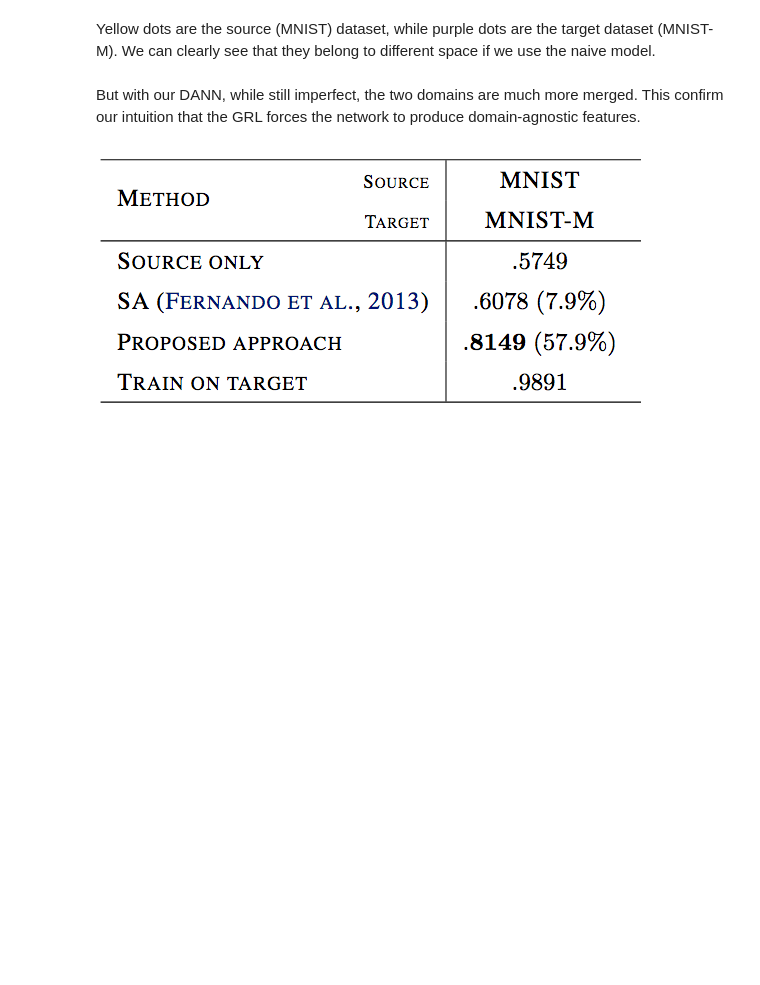
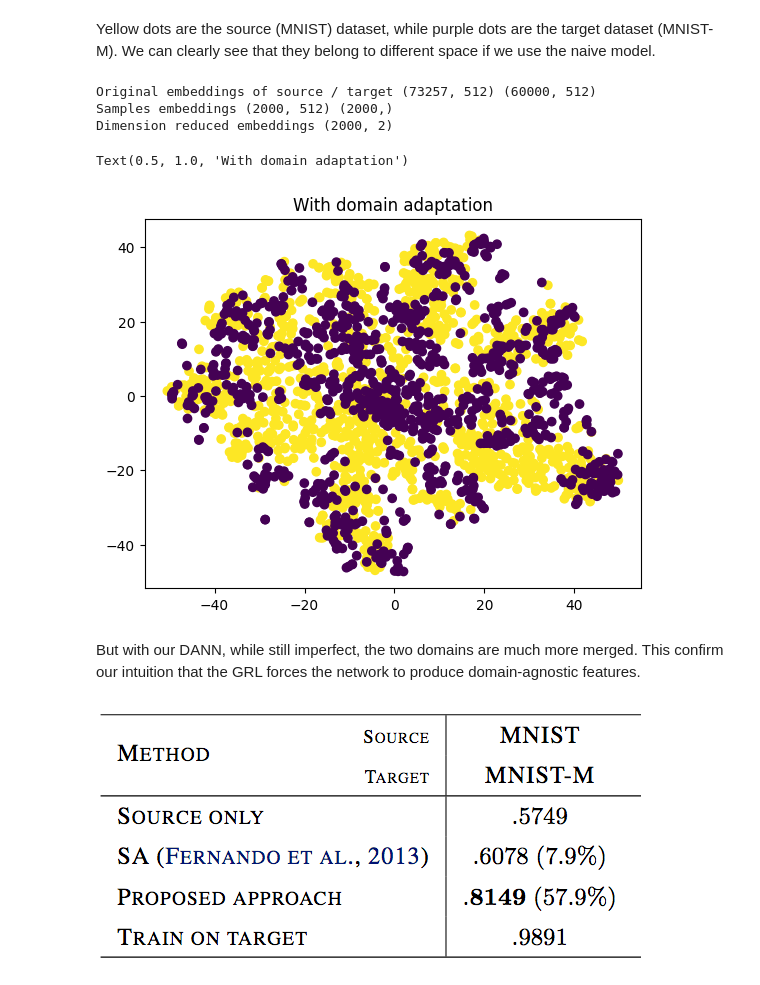
Before and after one commit to kratiagrawal100/SMAI_Team_30, a Jupyter notebook: Domain_Adaptation_SVHN_MNIST.ipynb, the cells around one changed output. Saved outputs shown, nothing was run; the diff lists cells and outputs as text; code cells hidden in the pictures; blank space fills up the shorter version.

```diff
--- a/Domain_Adaptation_SVHN_MNIST.ipynb
+++ b/Domain_Adaptation_SVHN_MNIST.ipynb
@@ -659,23 +660,29 @@ Yellow dots are the source (MNIST) dataset, while purple dots are the target dat
 # %%
 source_emb = extract_emb(dann, source_train_loader)
 target_emb = extract_emb(dann, target_train_loader)
 
 print("Original embeddings of source / target", source_emb.shape, target_emb.shape)
 
-indexes = np.random.permutation(len(source_emb))[:1000]
+indexes = np.random.permutation(len(source_emb[:50000]))[:1000]
 
 emb = np.concatenate((source_emb[indexes], target_emb[indexes]))
 domains = np.concatenate((np.ones((1000,)), np.zeros((1000,))))
 
 print("Samples embeddings", emb.shape, domains.shape)
 
 tsne = TSNE(n_components=2)
 
 emb_2d = tsne.fit_transform(emb)
 print("Dimension reduced embeddings", emb_2d.shape)
 
 plt.scatter(emb_2d[:, 0], emb_2d[:, 1], c=domains)
 plt.title("With domain adaptation")
+# %% [output]
+Original embeddings of source / target (73257, 512) (60000, 512)
+Samples embeddings (2000, 512) (2000,)
+Dimension reduced embeddings (2000, 2)
+Text(0.5, 1.0, 'With domain adaptation')
+[figure, added]
 # %% [markdown]
 But with our DANN, while still imperfect, the two domains are much more merged. This confirm our intuition that the GRL forces the network to produce domain-agnostic features.
 # %% [markdown]
```
Also changed, not shown: parts of 24 cells of this notebook.
